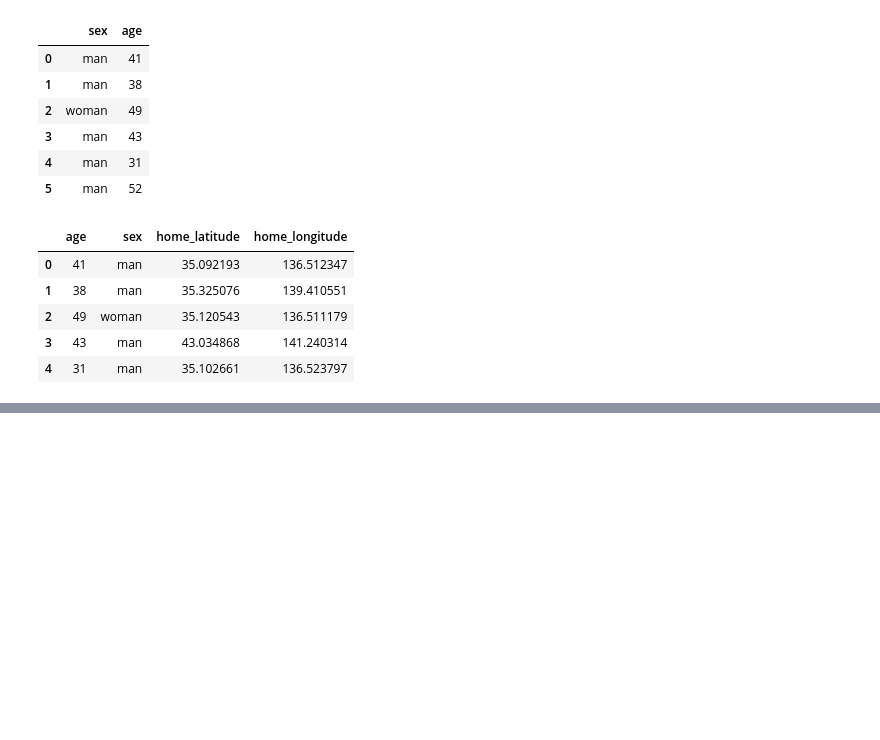
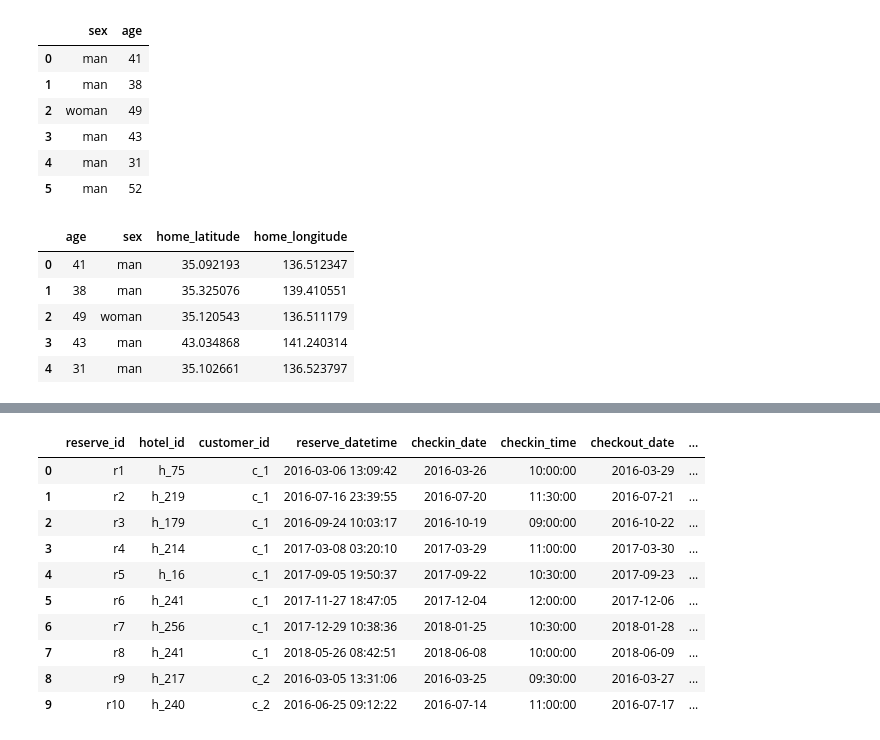
Before and after one commit to UdonDa/MaeshoriDaizen, a Jupyter notebook: udoooom/src/2.ipynb, the cells around one changed output, grey strips where cells are left out. Cells and saved outputs as stored; diff of their text form; code cells hidden in the pictures; blank space fills up the shorter version.

```diff
--- a/udoooom/src/2.ipynb
+++ b/udoooom/src/2.ipynb
@@ -35,0 +114,18 @@ import mysql.connector
+# %%
+# Awesome
+# unique関数でcustomer_id一覧作成後, sample0.5 -> isin関数で一致する行を抽出
+# -> query関数はinがない
+target = pd.Series(reserve_tb['customer_id'].unique()).sample(frac=0.5)
+reserve_tb[reserve_tb['customer_id'].isin(target)].iloc[0:10, :]
+# %% [output]
+|  | reserve_id | hotel_id | customer_id | reserve_datetime | checkin_date | checkin_time | checkout_date | ... |
+| 0 | r1 | h_75 | c_1 | 2016-03-06 13:09:42 | 2016-03-26 | 10:00:00 | 2016-03-29 | ... |
+| 1 | r2 | h_219 | c_1 | 2016-07-16 23:39:55 | 2016-07-20 | 11:30:00 | 2016-07-21 | ... |
+| 2 | r3 | h_179 | c_1 | 2016-09-24 10:03:17 | 2016-10-19 | 09:00:00 | 2016-10-22 | ... |
+| 3 | r4 | h_214 | c_1 | 2017-03-08 03:20:10 | 2017-03-29 | 11:00:00 | 2017-03-30 | ... |
+| 4 | r5 | h_16 | c_1 | 2017-09-05 19:50:37 | 2017-09-22 | 10:30:00 | 2017-09-23 | ... |
+| 5 | r6 | h_241 | c_1 | 2017-11-27 18:47:05 | 2017-12-04 | 12:00:00 | 2017-12-06 | ... |
+| 6 | r7 | h_256 | c_1 | 2017-12-29 10:38:36 | 2018-01-25 | 10:30:00 | 2018-01-28 | ... |
+| 7 | r8 | h_241 | c_1 | 2018-05-26 08:42:51 | 2018-06-08 | 10:00:00 | 2018-06-09 | ... |
+| 8 | r9 | h_217 | c_2 | 2016-03-05 13:31:06 | 2016-03-25 | 09:30:00 | 2016-03-27 | ... |
+| 9 | r10 | h_240 | c_2 | 2016-06-25 09:12:22 | 2016-07-14 | 11:00:00 | 2016-07-17 | ... |
```
Also changed, not shown: parts of 12 cells of this notebook.
